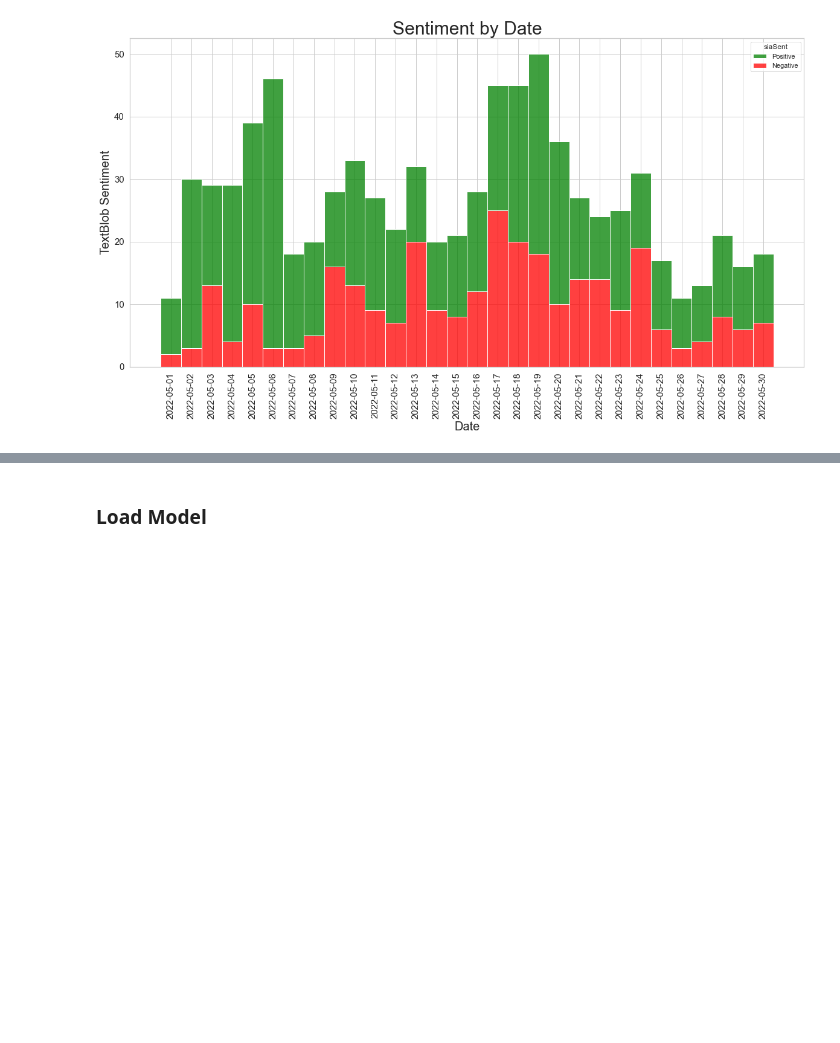
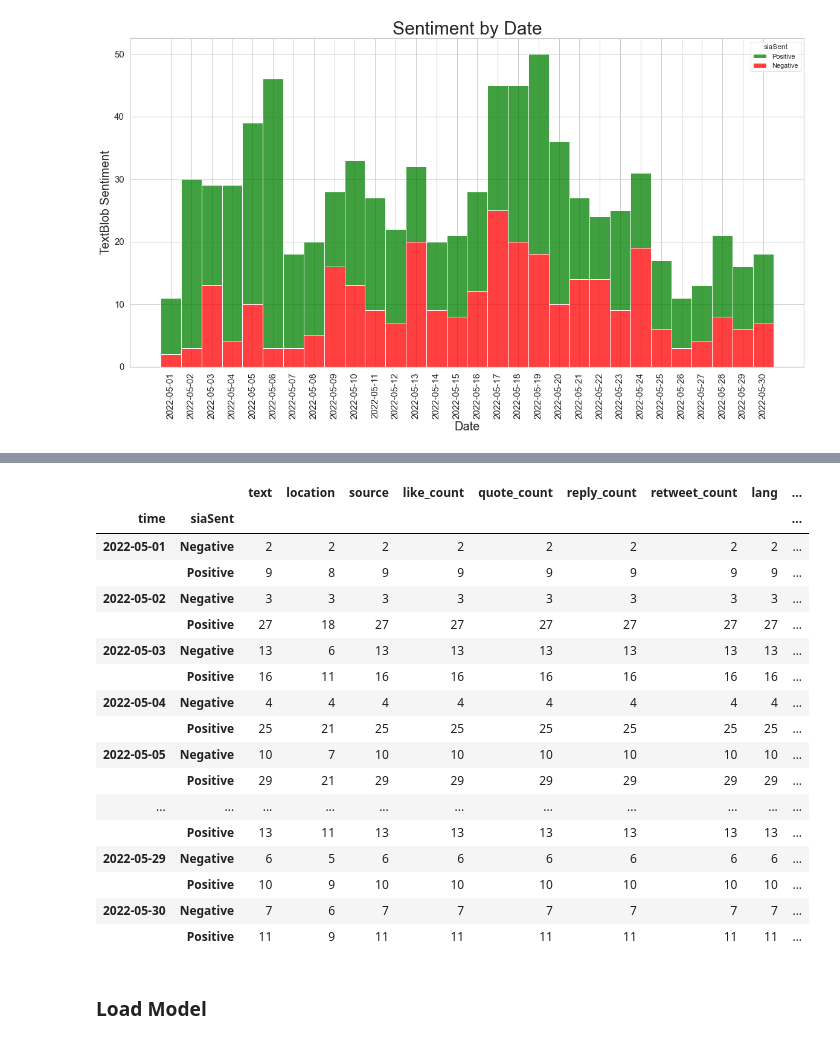
Before and after one commit to StockJanitor/CIS63_NLPTimeSeries, a Jupyter notebook: 1_index.ipynb, the cells around one changed output, grey strips where cells are left out. Drawn from its saved outputs; the diff is of its cells as text; code cells hidden in the pictures; blank space fills up the shorter version.

```diff
--- a/1_index.ipynb
+++ b/1_index.ipynb
@@ -846,3 +837,25 @@ master_df9.sort_values('len', ascending=False)
+# %%
+group_df = master_df9
+group_df.groupby(['time','siaSent'],axis=0).count()
+# %% [output]
+|  |  | text | location | source | like_count | quote_count | reply_count | retweet_count | lang | ... |
+| time | siaSent |  |  |  |  |  |  |  |  | ... |
+| 2022-05-01 | Negative | 2 | 2 | 2 | 2 | 2 | 2 | 2 | 2 | ... |
+|  | Positive | 9 | 8 | 9 | 9 | 9 | 9 | 9 | 9 | ... |
+| 2022-05-02 | Negative | 3 | 3 | 3 | 3 | 3 | 3 | 3 | 3 | ... |
+|  | Positive | 27 | 18 | 27 | 27 | 27 | 27 | 27 | 27 | ... |
+| 2022-05-03 | Negative | 13 | 6 | 13 | 13 | 13 | 13 | 13 | 13 | ... |
+|  | Positive | 16 | 11 | 16 | 16 | 16 | 16 | 16 | 16 | ... |
+| 2022-05-04 | Negative | 4 | 4 | 4 | 4 | 4 | 4 | 4 | 4 | ... |
+|  | Positive | 25 | 21 | 25 | 25 | 25 | 25 | 25 | 25 | ... |
+| 2022-05-05 | Negative | 10 | 7 | 10 | 10 | 10 | 10 | 10 | 10 | ... |
+|  | Positive | 29 | 21 | 29 | 29 | 29 | 29 | 29 | 29 | ... |
+| ... | ... | ... | ... | ... | ... | ... | ... | ... | ... | ... |
+|  | Positive | 13 | 11 | 13 | 13 | 13 | 13 | 13 | 13 | ... |
+| 2022-05-29 | Negative | 6 | 5 | 6 | 6 | 6 | 6 | 6 | 6 | ... |
+|  | Positive | 10 | 9 | 10 | 10 | 10 | 10 | 10 | 10 | ... |
+| 2022-05-30 | Negative | 7 | 6 | 7 | 7 | 7 | 7 | 7 | 7 | ... |
+|  | Positive | 11 | 9 | 11 | 11 | 11 | 11 | 11 | 11 | ... |
 # %% [markdown]
 ### Load Model
 # %%
```
Also changed, not shown: parts of 4 cells of this notebook, 3 other files.
